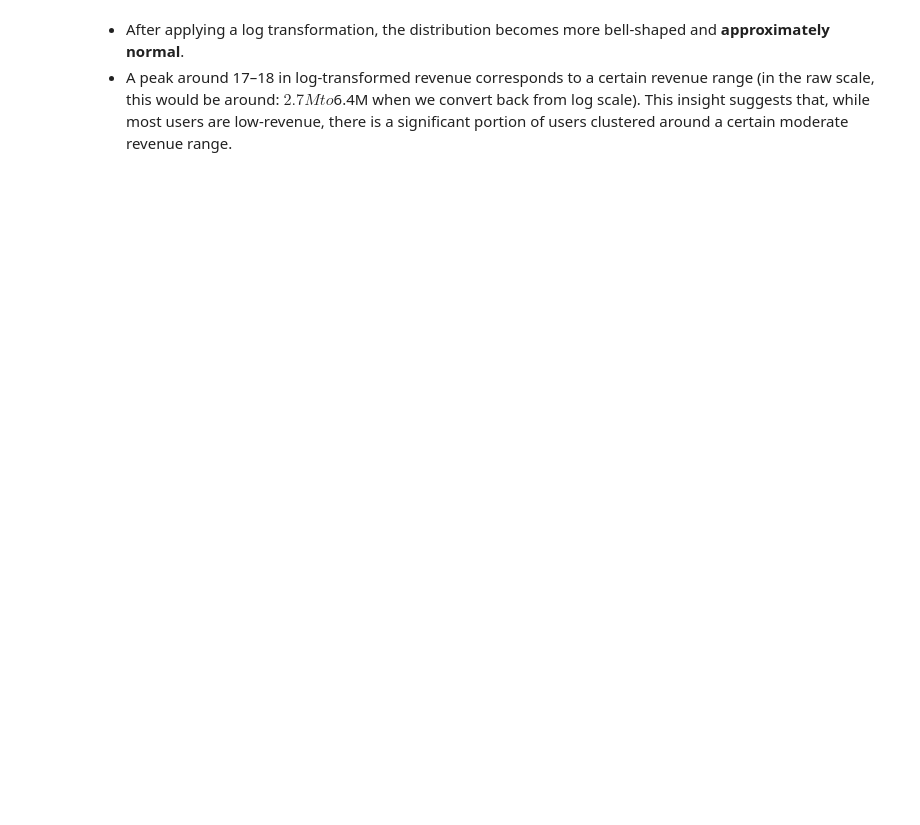
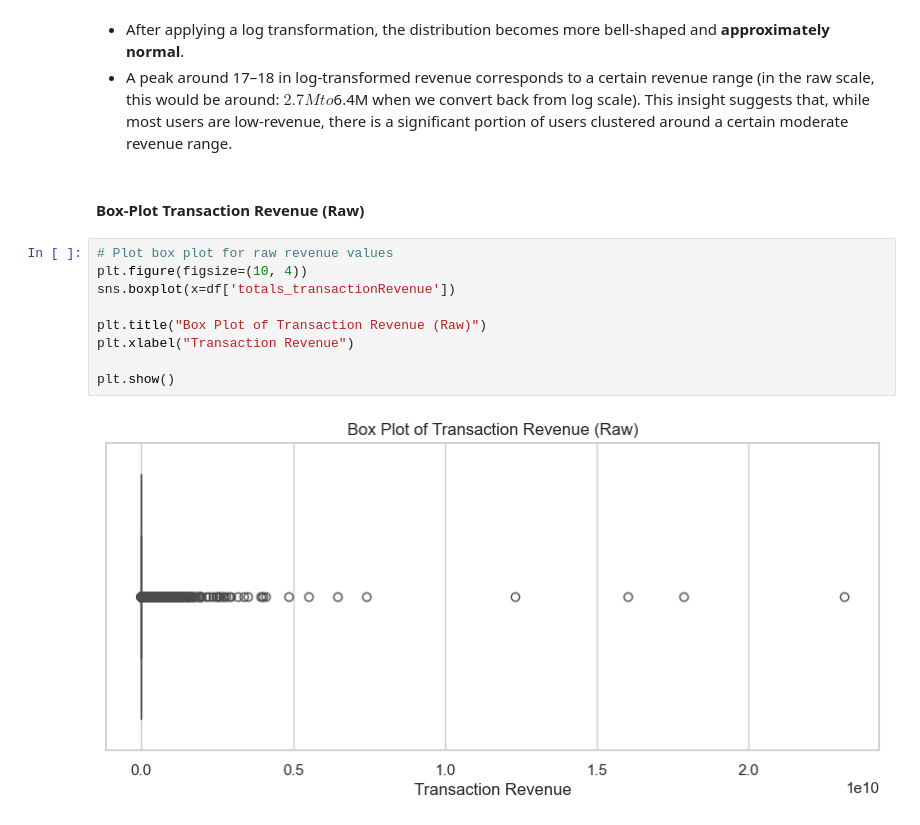
Before and after one commit to PaolaGaray/GA-CustomerRevenuePrediction, a Jupyter notebook: notebooks/EDA.ipynb, the cells around one changed output. Saved outputs shown, nothing was run; the diff lists cells and outputs as text; blank space fills up the shorter version.

```diff
--- a/notebooks/EDA.ipynb
+++ b/notebooks/EDA.ipynb
@@ -501,3 +502,16 @@ plt.show()
 - After applying a log transformation, the distribution becomes more bell-shaped and **approximately normal**.
 - A peak around 17–18 in log-transformed revenue corresponds to a certain revenue range (in the raw scale, this would be around: $2.7M to  $6.4M when we convert back from log scale).
 This insight suggests that, while most users are low-revenue, there is a significant portion of users clustered around a certain moderate revenue range.
+# %% [markdown]
+#### Box-Plot Transaction Revenue (Raw)
+# %%
+# Plot box plot for raw revenue values
+plt.figure(figsize=(10, 4))
+sns.boxplot(x=df['totals_transactionRevenue'])
+
+plt.title("Box Plot of Transaction Revenue (Raw)")
+plt.xlabel("Transaction Revenue")
+
+plt.show()
+# %% [output]
+[figure, added]
```
Also changed, not shown: parts of 16 cells of this notebook.
